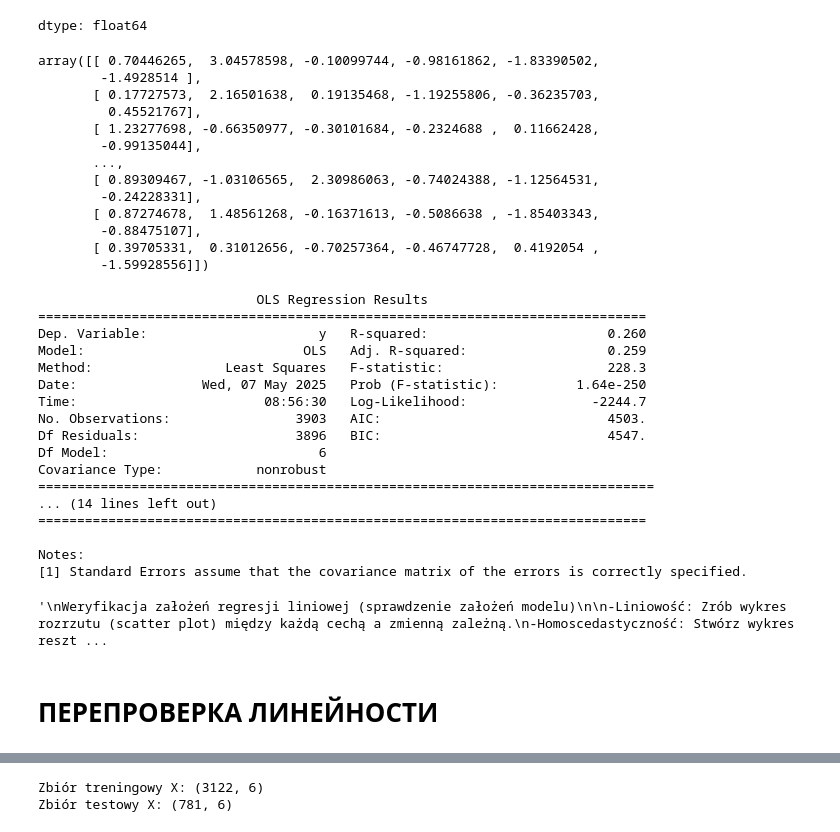
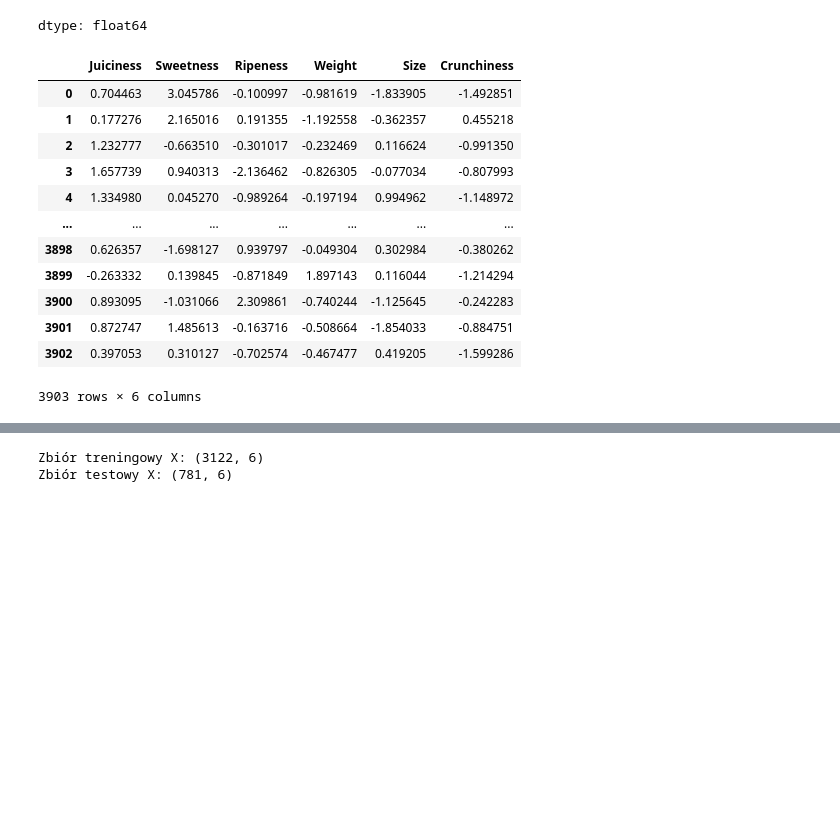
Before and after one commit to p0mona/MAD_SWPS_Polina_Bezukladnova_3, a Jupyter notebook: mad_p.ipynb, the cells around one changed output, grey strips where cells are left out. Drawn from its saved outputs; the diff is of its cells as text; code cells hidden in the pictures; blank space fills up the shorter version.

```diff
--- a/mad_p.ipynb
+++ b/mad_p.ipynb
@@ -326,48 +322,22 @@ dtype: float64
 # %%
 #Skalowanie danych. StandardScaler() bo nie mam dużej skośności
 scaler = StandardScaler()
 X_scaled = scaler.fit_transform(X_selected_filtered)
+X_scaled = pd.DataFrame(X_scaled, columns=X_selected_filtered.columns)
 X_scaled
 # %% [output]
+|  | Juiciness | Sweetness | Ripeness | Weight | Size | Crunchiness |
+| 0 | 0.704463 | 3.045786 | -0.100997 | -0.981619 | -1.833905 | -1.492851 |
+| 1 | 0.177276 | 2.165016 | 0.191355 | -1.192558 | -0.362357 | 0.455218 |
+| 2 | 1.232777 | -0.663510 | -0.301017 | -0.232469 | 0.116624 | -0.991350 |
+| 3 | 1.657739 | 0.940313 | -2.136462 | -0.826305 | -0.077034 | -0.807993 |
+| 4 | 1.334980 | 0.045270 | -0.989264 | -0.197194 | 0.994962 | -1.148972 |
+| ... | ... | ... | ... | ... | ... | ... |
+| 3898 | 0.626357 | -1.698127 | 0.939797 | -0.049304 | 0.302984 | -0.380262 |
+| 3899 | -0.263332 | 0.139845 | -0.871849 | 1.897143 | 0.116044 | -1.214294 |
+| 3900 | 0.893095 | -1.031066 | 2.309861 | -0.740244 | -1.125645 | -0.242283 |
+| 3901 | 0.872747 | 1.485613 | -0.163716 | -0.508664 | -1.854033 | -0.884751 |
+| 3902 | 0.397053 | 0.310127 | -0.702574 | -0.467477 | 0.419205 | -1.599286 |
-array([[ 0.70446265,  3.04578598, -0.10099744, -0.98161862, -1.83390502,
-        -1.4928514 ],
-       [ 0.17727573,  2.16501638,  0.19135468, -1.19255806, -0.36235703,
-         0.45521767],
-       [ 1.23277698, -0.66350977, -0.30101684, -0.2324688 ,  0.11662428,
-        -0.99135044],
-       ...,
-       [ 0.89309467, -1.03106565,  2.30986063, -0.74024388, -1.12564531,
-        -0.24228331],
-       [ 0.87274678,  1.48561268, -0.16371613, -0.5086638 , -1.85403343,
-        -0.88475107],
-       [ 0.39705331,  0.31012656, -0.70257364, -0.46747728,  0.4192054 ,
-        -1.59928556]])
+3903 rows × 6 columns
 # %%
 # Nie mam PCA(), bo mam tylko 6 cech, to nie jest dużo
-# %%
-# Budowa modelu liniowego (OLS)-standardowa metoda estymacji współczynników regresji liniowej.
-#Celem jest znalezienie takich współczynników, które minimalizują sumę
-#kwadratów błędów (różnic między wartościami przewidywanymi a obserwowanymi).
-X_сonst = sm.add_constant(X_selected_filtered) # + wyraz wolny
-y_ols = dep_var_encoded
-
-model = sm.OLS(y_ols, X_сonst).fit()
-print(model.summary())
-# %% [output]
-                            OLS Regression Results
-==============================================================================
-Dep. Variable:                      y   R-squared:                       0.260
-Model:                            OLS   Adj. R-squared:                  0.259
-Method:                 Least Squares   F-statistic:                     228.3
-Date:                Wed, 07 May 2025   Prob (F-statistic):          1.64e-250
-Time:                        08:56:30   Log-Likelihood:                -2244.7
-No. Observations:                3903   AIC:                             4503.
-Df Residuals:                    3896   BIC:                             4547.
-Df Model:                           6
-Covariance Type:            nonrobust
-===============================================================================
-... (14 lines left out)
-==============================================================================
-
-Notes:
-[1] Standard Errors assume that the covariance matrix of the errors is correctly specified.
@@ -408,18 +343,0 @@ Notes:
-# %%
-"""
-Weryfikacja założeń regresji liniowej (sprawdzenie założeń modelu)
-
--Liniowość: Zrób wykres rozrzutu (scatter plot) między każdą cechą a zmienną zależną.
--Homoscedastyczność: Stwórz wykres reszt (residuals) względem przewidywanych wartości, sprawdź jednorodność wariancji.
--Normalność reszt: Zrób wykres Q-Q (quantile-quantile plot), aby sprawdzić normalność reszt.
--Brak wielokolinearności: Oblicz VIF (współczynnik inflacji wariancji) dla cech, aby wykluczyć wielokolinearność.
--Optymalizacja i wnioski
-
--Jeśli coś jest nie tak, spróbuj usunąć cechy o wysokiej wielokolinearności.
--Przeanalizuj ponownie transformacje i skalowanie.
--Opcjonalnie: Spróbuj innych modeli, jeśli regresja liniowa nie pasuje.
-"""
-# %% [output]
-'\nWeryfikacja założeń regresji liniowej (sprawdzenie założeń modelu)\n\n-Liniowość: Zrób wykres rozrzutu (scatter plot) między każdą cechą a zmienną zależną.\n-Homoscedastyczność: Stwórz wykres reszt ...
-# %% [markdown]
-# ПЕРЕПРОВЕРКА ЛИНЕЙНОСТИ
```
Also changed, not shown: parts of 42 cells of this notebook.
